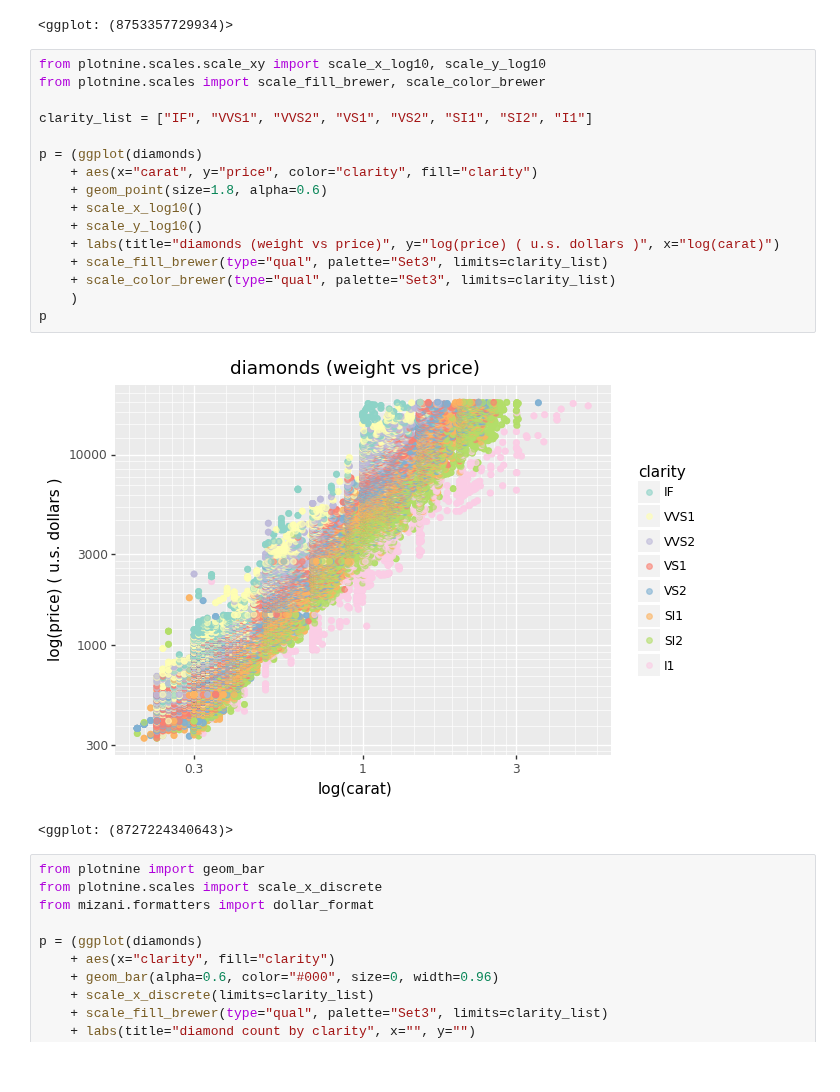
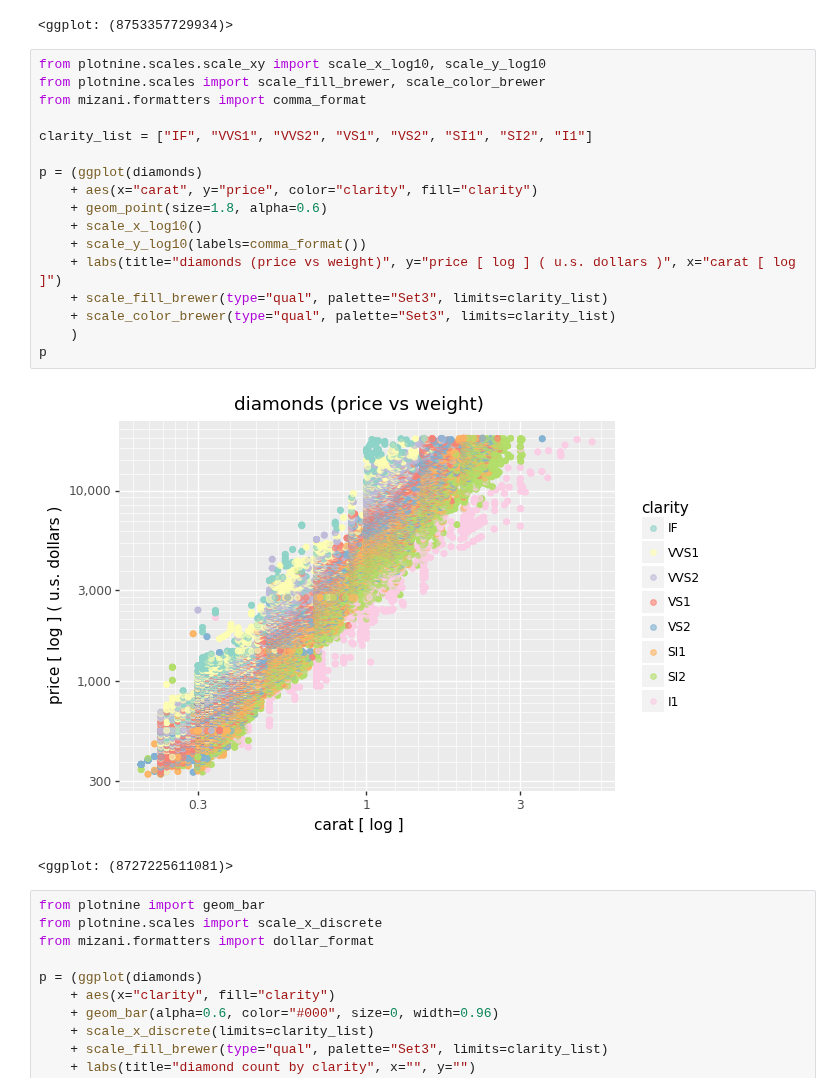
Before and after one commit to usefulmove/code, a Jupyter notebook: python/plotnine/exploratory_data_analysis.ipynb, the cells around one changed output. Drawn from its saved outputs; the diff is of its cells as text.

```diff
--- a/python/plotnine/exploratory_data_analysis.ipynb
+++ b/python/plotnine/exploratory_data_analysis.ipynb
@@ -114,22 +114,23 @@ p
 # %%
 from plotnine.scales.scale_xy import scale_x_log10, scale_y_log10
 from plotnine.scales import scale_fill_brewer, scale_color_brewer
+from mizani.formatters import comma_format
 
 clarity_list = ["IF", "VVS1", "VVS2", "VS1", "VS2", "SI1", "SI2", "I1"]
 
 p = (ggplot(diamonds)
     + aes(x="carat", y="price", color="clarity", fill="clarity")
     + geom_point(size=1.8, alpha=0.6)
     + scale_x_log10()
-    + scale_y_log10()
-    + labs(title="diamonds (weight vs price)", y="log(price) ( u.s. dollars )", x="log(carat)")
+    + scale_y_log10(labels=comma_format())
+    + labs(title="diamonds (price vs weight)", y="price [ log ] ( u.s. dollars )", x="carat [ log ]")
     + scale_fill_brewer(type="qual", palette="Set3", limits=clarity_list)
     + scale_color_brewer(type="qual", palette="Set3", limits=clarity_list)
     )
 p
 # %% [output]
-[figure, old version]
+[figure, new version]
-<ggplot: (8727224340643)>
+<ggplot: (8727225611081)>
 # %%
 from plotnine import geom_bar
 from plotnine.scales import scale_x_discrete
```
Also changed, not shown: parts of 2 cells of this notebook.
